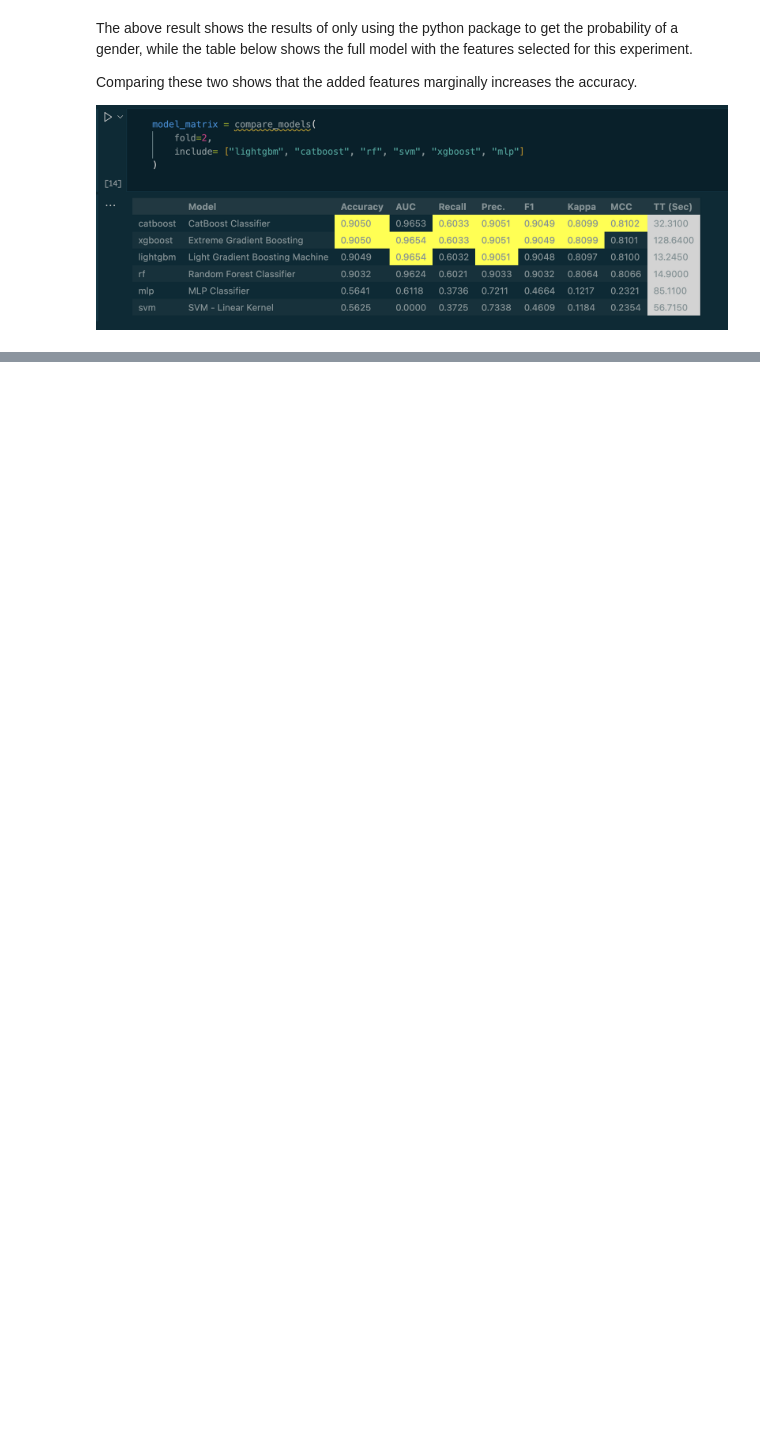
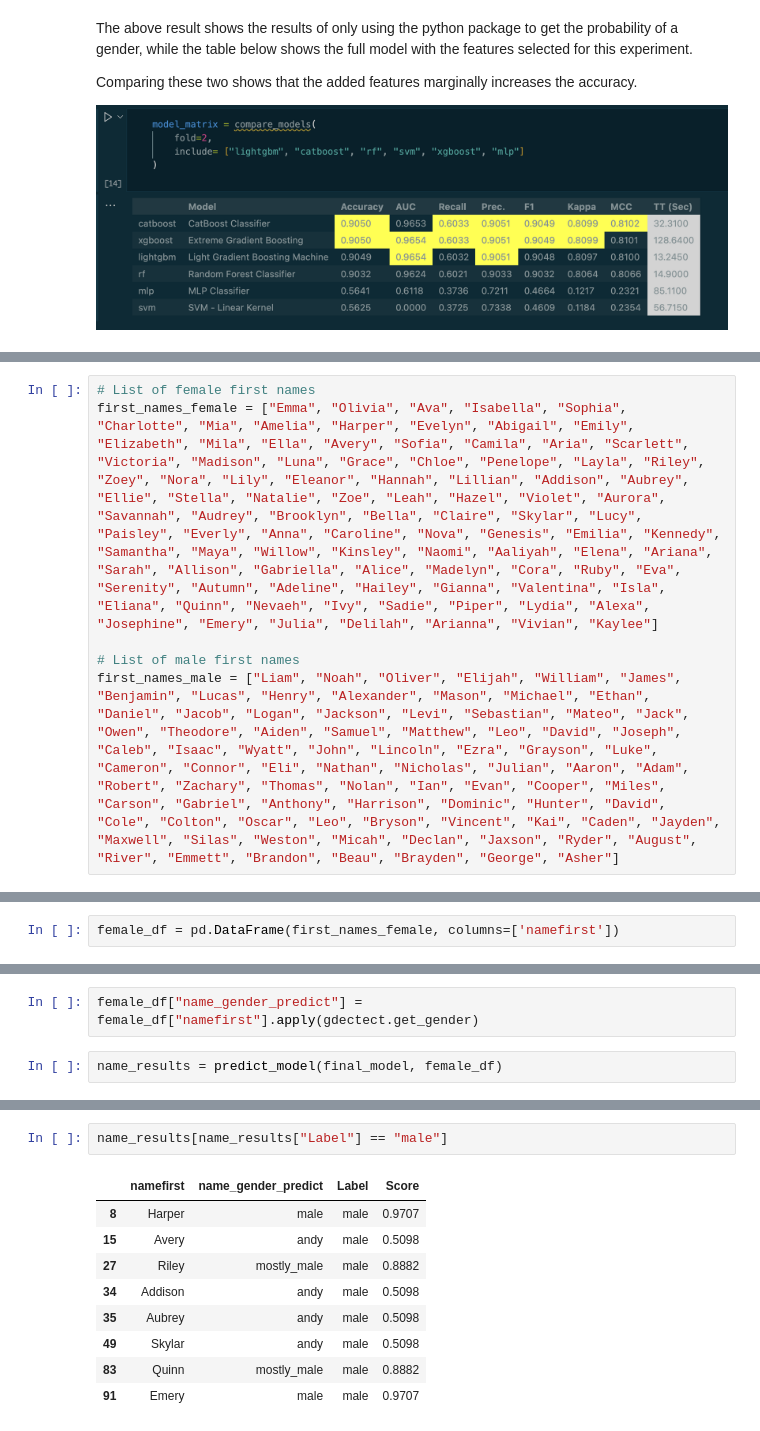
Before and after one commit to ryankazmerik/data-sci, a Jupyter notebook: experiments/G2 Experiment/G2 Experiment.ipynb, the cells around one changed output, grey strips where cells are left out. Saved outputs shown, nothing was run; the diff lists cells and outputs as text; blank space fills up the shorter version.

Commit message:
Add sample male/female name test

```diff
--- a/experiments/G2 Experiment/G2 Experiment.ipynb
+++ b/experiments/G2 Experiment/G2 Experiment.ipynb
@@ -377,0 +380,6 @@ Comparing these two shows that the added features marginally increases the accur
+# %%
+# List of female first names
+first_names_female = ["Emma", "Olivia", "Ava", "Isabella", "Sophia", "Charlotte", "Mia", "Amelia", "Harper", "Evelyn", "Abigail", "Emily", "Elizabeth", "Mila", "Ella", "Avery", "Sofia", "Camila", "Aria", "Scarlett", "Victoria", "Madison", "Luna", "Grace", "Chloe", "Penelope", "Layla", "Riley", "Zoey", "Nora", "Lily", "Eleanor", "Hannah", "Lillian", "Addison", "Aubrey", "Ellie", "Stella", "Natalie", "Zoe", "Leah", "Hazel", "Violet", "Aurora", "Savannah", "Audrey", "Brooklyn", "Bella", "Claire", "Skylar", "Lucy", "Paisley", "Everly", "Anna", "Caroline", "Nova", "Genesis", "Emilia", "Kennedy", "Samantha", "Maya", "Willow", "Kinsley", "Naomi", "Aaliyah", "Elena", "Ariana", "Sarah", "Allison", "Gabriella", "Alice", "Madelyn", "Cora", "Ruby", "Eva", "Serenity", "Autumn", "Adeline", "Hailey", "Gianna", "Valentina", "Isla", "Eliana", "Quinn", "Nevaeh", "Ivy", "Sadie", "Piper", "Lydia", "Alexa", "Josephine", "Emery", "Julia", "Delilah", "Arianna", "Vivian", "Kaylee"]
+
+# List of male first names
+first_names_male = ["Liam", "Noah", "Oliver", "Elijah", "William", "James", "Benjamin", "Lucas", "Henry", "Alexander", "Mason", "Michael", "Ethan", "Daniel", "Jacob", "Logan", "Jackson", "Levi", "Sebastian", "Mateo", "Jack", "Owen", "Theodore", "Aiden", "Samuel", "Matthew", "Leo", "David", "Joseph", "Caleb", "Isaac", "Wyatt", "John", "Lincoln", "Ezra", "Grayson", "Luke", "Cameron", "Connor", "Eli", "Nathan", "Nicholas", "Julian", "Aaron", "Adam", "Robert", "Zachary", "Thomas", "Nolan", "Ian", "Evan", "Cooper", "Miles", "Carson", "Gabriel", "Anthony", "Harrison", "Dominic", "Hunter", "David", "Cole", "Colton", "Oscar", "Leo", "Bryson", "Vincent", "Kai", "Caden", "Jayden", "Maxwell", "Silas", "Weston", "Micah", "Declan", "Jaxson", "Ryder", "August", "River", "Emmett", "Brandon", "Beau", "Brayden", "George", "Asher"]
@@ -377,0 +388,2 @@ Comparing these two shows that the added features marginally increases the accur
+# %%
+female_df = pd.DataFrame(first_names_female, columns=['namefirst'])
@@ -377,0 +394,4 @@ Comparing these two shows that the added features marginally increases the accur
+# %%
+female_df["name_gender_predict"] = female_df["namefirst"].apply(gdectect.get_gender)
+# %%
+name_results = predict_model(final_model, female_df)
@@ -377,0 +405,12 @@ Comparing these two shows that the added features marginally increases the accur
+# %%
+name_results[name_results["Label"] == "male"]
+# %% [output]
+|  | namefirst | name_gender_predict | Label | Score |
+| 8 | Harper | male | male | 0.9707 |
+| 15 | Avery | andy | male | 0.5098 |
+| 27 | Riley | mostly_male | male | 0.8882 |
+| 34 | Addison | andy | male | 0.5098 |
+| 35 | Aubrey | andy | male | 0.5098 |
+| 49 | Skylar | andy | male | 0.5098 |
+| 83 | Quinn | mostly_male | male | 0.8882 |
+| 91 | Emery | male | male | 0.9707 |
```
Also changed, not shown: parts of 10 cells of this notebook.
